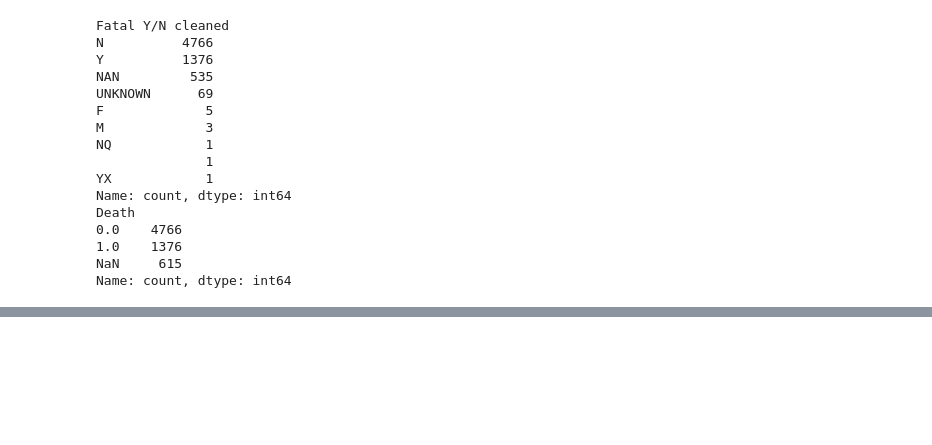
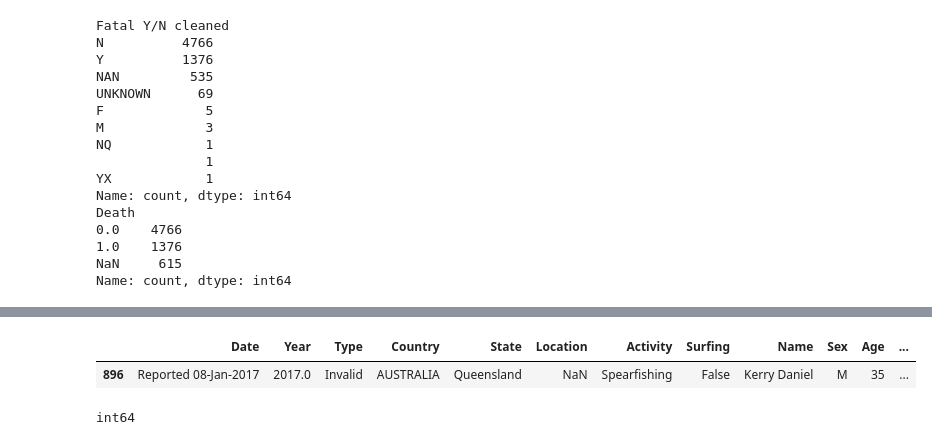
Before and after one commit to camilla-scandola/project-shark-attack, a Jupyter notebook: quest_sharkatack.ipynb, the cells around one changed output, grey strips where cells are left out. Drawn from its saved outputs; the diff is of its cells as text; code cells hidden in the pictures; blank space fills up the shorter version.

```diff
--- a/quest_sharkatack.ipynb
+++ b/quest_sharkatack.ipynb
@@ -299,0 +288,23 @@ Name: count, Length: 1485, dtype: int64
+# %%
+# Fill the two null entries in the 'Year' column by importing the year from the 'Date' column
+
+import re
+
+# Extract the year (4 digits) from the 'Date' column for row 896
+year_896 = re.search(r'\d{4}', df.loc[896, 'Date']).group()
+
+# Update the 'Year' column with the extracted year for row 896
+df.loc[896, 'Year'] = float(year_896)
+
+df.loc[[896]]
+# %% [output]
+|  | Date | Year | Type | Country | State | Location | Activity | Surfing | Name | Sex | Age | ... |
+| 896 | Reported 08-Jan-2017 | 2017.0 | Invalid | AUSTRALIA | Queensland | NaN | Spearfishing | False | Kerry Daniel | M | 35 | ... |
+# %%
+# Convert the 'Year' column to integer data type for numerical operations
+df['Year'] = df['Year'].astype(int)
+
+# Print the data type to verify the conversion was successful
+print(df['Year'].dtype)
+# %% [output]
+int64
```
Also changed, not shown: parts of 21 cells of this notebook.
